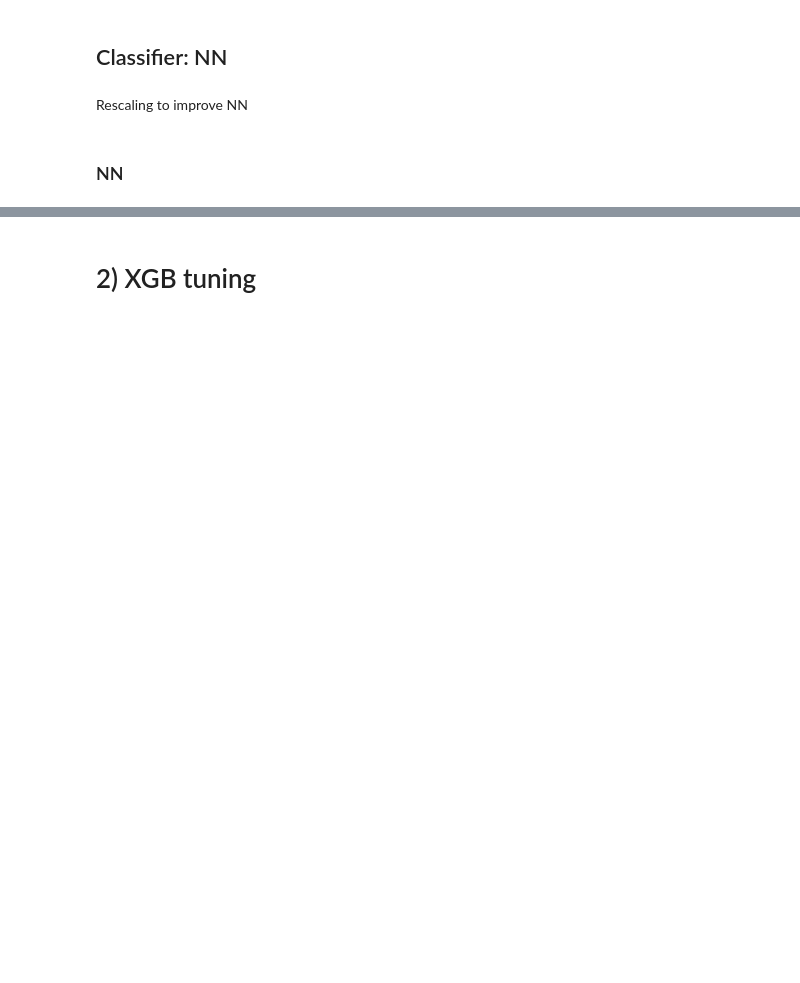
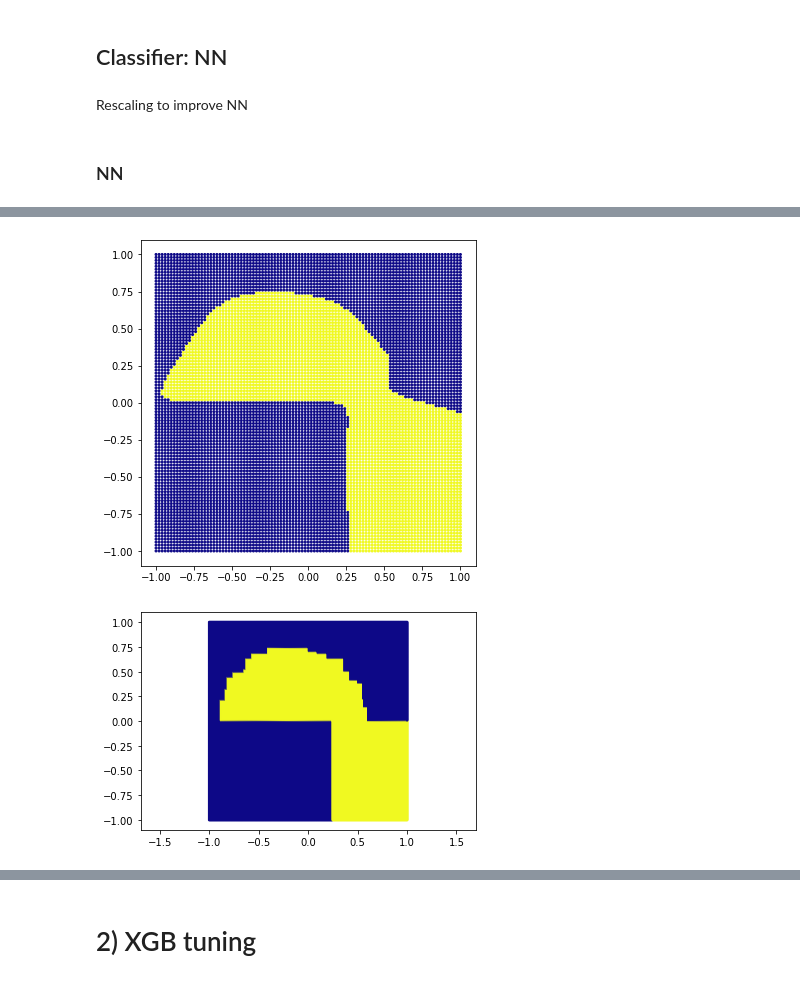
Before and after one commit to threeblueonebrowneyes/lcpb-homework, a Jupyter notebook: HW_04/group2305_exercise04.ipynb, the cells around one changed output, grey strips where cells are left out. Saved outputs shown, nothing was run; the diff lists cells and outputs as text; code cells hidden in the pictures; blank space fills up the shorter version.

```diff
--- a/HW_04/group2305_exercise04.ipynb
+++ b/HW_04/group2305_exercise04.ipynb
@@ -134,6 +132,6 @@ Rescaling to improve NN
 def Rescale(x, S=S):
     return x/S
 x_train = Rescale(x_train, S)
-y_train = Rescale(y_train, S)
+#y_train = Rescale(y_train, S)
 x_test = Rescale(x_test, S)
-y_test = Rescale(y_test, S)
+#y_test = Rescale(y_test, S)
@@ -148,27 +146,28 @@ def create_DNN(act_func, neurons):
     model.add(Dense(units=neurons,activation=act_func))
     model.add(Dense(units=neurons,activation=act_func))
     model.add(Dense(units=neurons,activation=act_func))
-    model.add(Dropout(0.01)) #it is applied to the last layer, need to be reader in keras documentation
-    model.add(Dense(1,activation='tanh'))
+    model.add(Dense(units=neurons,activation=act_func))
+    #model.add(Dropout(0.01)) #it is applied to the last layer, need to be reader in keras documentation
+    model.add(Dense(1,activation='sigmoid'))
 
     return model
 # %%
-def compile_model(optimizer='adam', act_func='relu', neurons=10):
+def compile_model(optimizer='adam', act_func='ReLu', neurons=30):
     model = create_DNN(act_func, neurons)
     model.compile(loss='binary_crossentropy',
                   optimizer=optimizer,
                   metrics=['accuracy'])
     return model
 # %%
-nepochs=100
+nepochs=70
 
-model = compile_model(optimizer='Adam',
-                      act_func='ReLU',
-                      neurons=30)
+model = compile_model(optimizer='RMSprop',
+                      act_func='tanh',
+                      neurons=10)
 
 history = model.fit(x_train, y_train,
                     epochs = nepochs,
-                    batch_size = 1000,
+                    batch_size = 100,
                     validation_data=(x_test,y_test),
                     verbose=1)
 # %% [output]
@@ -199,0 +191,24 @@ Detected at node 'StatefulPartitionedCall_8' defined at (most recent call last):
+# %%
+dx = 0.02
+x_seq=np.arange(-1,1+dx,dx)
+nx = len(x_seq)
+x_plot=np.zeros((nx*nx,2))
+q=0
+for i in range(nx):
+    for j in range(nx):
+        x_plot[q,:] = [x_seq[i],x_seq[j]]
+        q+=1
+y_plot= model.predict(x_plot)
+
+y_plot[y_plot>0.5]=1
+y_plot[y_plot<0.5]=0
+plt.figure(figsize=(6,6))
+
+plot_scatter(x_plot, y_plot)
+plt.show()
+plot_scatter(xg_x_plot/2,xg_y_plot)
+plt.axis("equal")
+plt.show()
+# %% [output]
+[figure, added]
+[figure, added]
```
Also changed, not shown: parts of 14 cells of this notebook, 1 other file.
